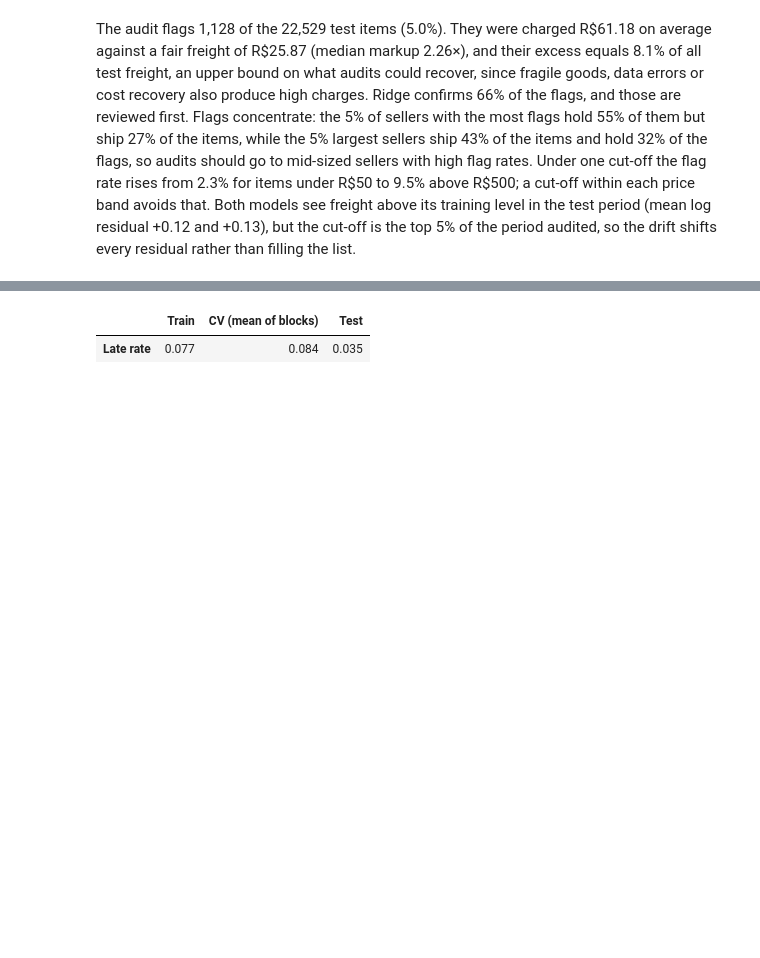
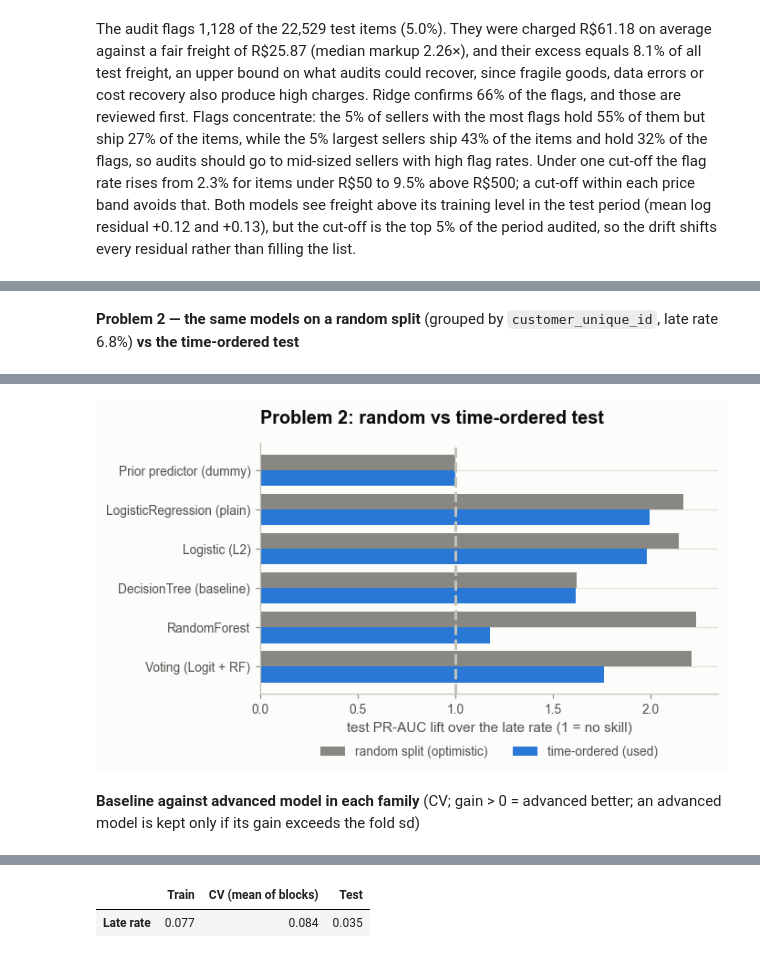
Before and after one commit to likeyou-ky/Team5_IT5006_Ecommerce_Analytics_AY2627Sem1, a Jupyter notebook: notebooks/Team5_Phase3_IT5006_AY2627Sem1.ipynb, the cells around one changed output, grey strips where cells are left out. Drawn from its saved outputs; the diff is of its cells as text; code cells hidden in the pictures; blank space fills up the shorter version.

```diff
--- a/notebooks/Team5_Phase3_IT5006_AY2627Sem1.ipynb
+++ b/notebooks/Team5_Phase3_IT5006_AY2627Sem1.ipynb
@@ -417,0 +472,4 @@ pd.DataFrame([{"Problem": p, "Model": n, "Settings": str({k: v for k, v in m.nam
+# %%
+models_b = clf_models = P.final_clf_models(fs_b, best_b)
+cv_b, share_b = P.cv_classification(clf_models, tr_b, fs_b)
+cv_b
@@ -417,0 +514,4 @@ pd.DataFrame([{"Problem": p, "Model": n, "Settings": str({k: v for k, v in m.nam
+# %%
+fit_b = P.fit_all(clf_models, tr_b, "clf_target", fs_b)
+test_b = P.test_classification(fit_b, te_b, fs_b, share_b)
+test_b
@@ -417,0 +526,6 @@ pd.DataFrame([{"Problem": p, "Model": n, "Settings": str({k: v for k, v in m.nam
+# %% [markdown]
+**Problem 2 — the same models on a random split** (grouped by `customer_unique_id`, late rate 6.8%) **vs the time-ordered test**
+# %%
+cmp_b, rand_rate = P.split_comparison(clf_models, orders, fs_b, test_b)
+display(cmp_b); PL.comparison_chart_clf(cmp_b); plt.show()
+# %% [output]
@@ -417,0 +539,3 @@ pd.DataFrame([{"Problem": p, "Model": n, "Settings": str({k: v for k, v in m.nam
+[figure, added]
+# %% [markdown]
+**Baseline against advanced model in each family** (CV; gain > 0 = advanced better; an advanced model is kept only if its gain exceeds the fold sd)
```
Also changed, not shown: parts of 63 cells of this notebook.
